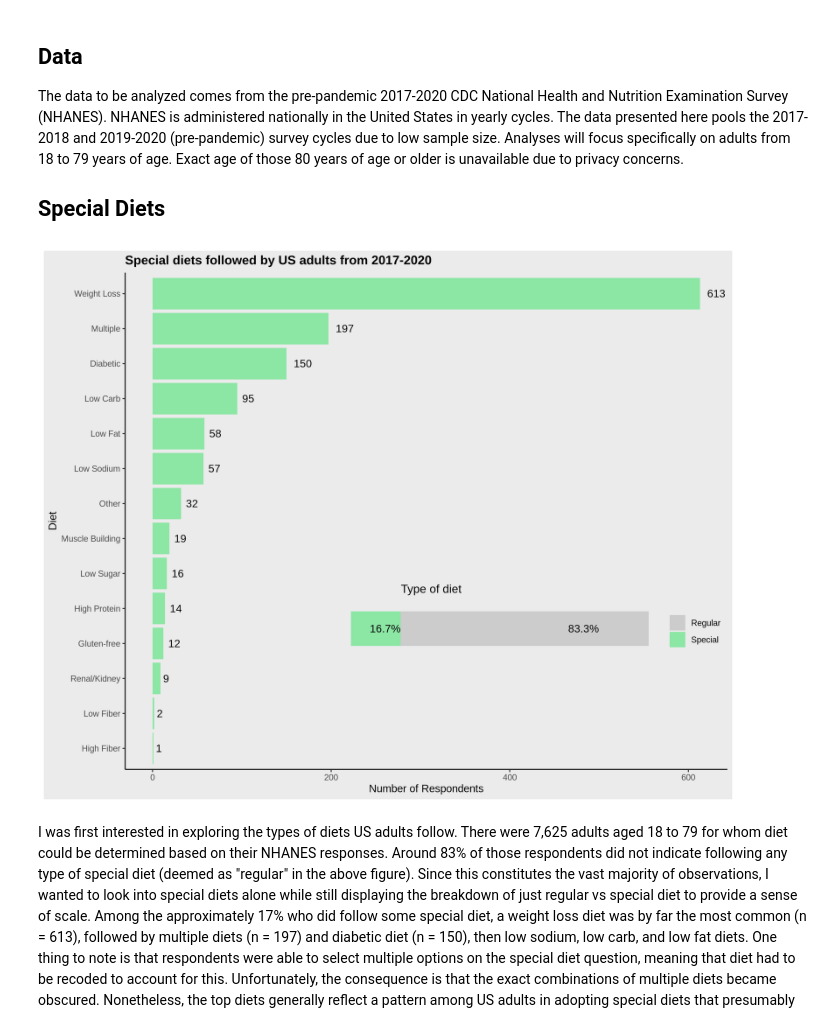
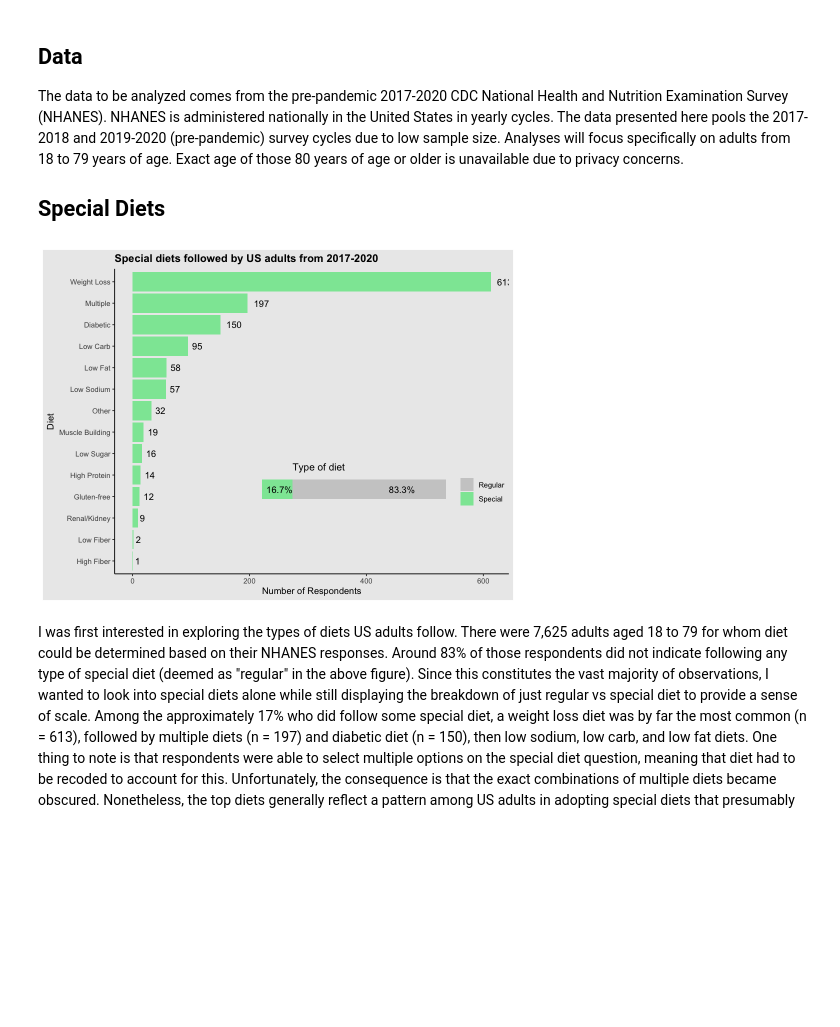
Before and after one commit to kevics/BIOS512-assignments, a Jupyter notebook: BIOS512 Final Project.ipynb, the cells around one changed output. Saved outputs shown, nothing was run; the diff lists cells and outputs as text; code cells hidden in the pictures; blank space fills up the shorter version.

```diff
--- a/BIOS512 Final Project.ipynb
+++ b/BIOS512 Final Project.ipynb
@@ -7,12 +7,12 @@ library('tidyverse')
 library('patchwork')
 library('scales')
 library('ggrepel')
-nhanes_labs = haven::read_xpt("P_ALB_CR.XPT") |>
+nhanes_labs = haven::read_xpt("/Users/kevinsu/Documents/_MPH/BIOS512/final proj/P_ALB_CR.XPT") |>
   mutate(creatinine_lvl = ifelse(URXUCR > 20, "high", "not high"))
 
-nhanes_nutr = haven::read_xpt("P_DR1TOT.XPT")
+nhanes_nutr = haven::read_xpt("/Users/kevinsu/Documents/_MPH/BIOS512/final proj/P_DR1TOT.XPT")
 
-nhanes_demo = haven::read_xpt("P_DEMO.XPT") |>
+nhanes_demo = haven::read_xpt("/Users/kevinsu/Documents/_MPH/BIOS512/final proj/P_DEMO.XPT") |>
   filter(RIDAGEYR >= 18 & RIDAGEYR < 80)
 
 ## check that SEQN are all unique; CDC data set documentation cautioned SEQN may not be primary key
@@ -24,7 +45,7 @@ The data to be analyzed comes from the pre-pandemic 2017-2020 CDC National Healt
 
 ## Special Diets
 # %%
-options(repr.plot.width=10, repr.plot.height=8)
+options(repr.plot.width=8, repr.plot.height=6)
 
 diet_long = nhanes_nutr |>
   semi_join(nhanes_demo, by = 'SEQN') |>
@@ -59,34 +80,34 @@ diet_dicot = diet_long|>
   mutate(Diet = Diet |> fct_infreq() |> fct_lump_n(1, other_level = 'Special')) |>
   count(Diet) |>
   mutate(prop = n/sum(n)) |>
   ggplot(aes(y = 'Diet', x = prop, fill = Diet)) +
     geom_bar(stat = 'identity', width = .5) +
     geom_text(aes(label = paste0(round(prop*100,1), '%'),
                   hjust = 1)) +
     labs(title = "Type of diet") +
     scale_fill_manual(values = c('gray80', '#8ce6a4')) +
     theme_void() +
     theme(plot.title = element_text(size = 12, hjust = .2, vjust = -2),
           plot.title.position = 'plot',
           legend.title = element_blank())
 
 special_diet_plot = diet_long |>
   filter(Diet != 'Regular') |>
   mutate(Diet = Diet |> fct_infreq() |> fct_rev()) |>
   ggplot(aes(y = Diet)) +
   geom_bar(fill = '#8ce6a4') +
   geom_text(stat='count', aes(label=..count..), hjust=-.4) +
   labs(title = "Special diets followed by US adults from 2017-2020",
        x = "Number of Respondents") +
   theme_classic() +
   theme(plot.title = element_text(size = 13, face = 'bold'),
         plot.background = element_rect(fill="gray92"),
         panel.background = element_rect(fill="gray92"),
         panel.grid = element_line(color="gray"))
 
 special_diet_plot + inset_element(diet_dicot, left = 0.35, bottom = 0.2, right = .99, top = 0.4)
 # %% [output]
-[figure, old version]
+[figure, new version]
 # %% [markdown]
 I was first interested in exploring the types of diets US adults follow. There were 7,625 adults aged 18 to 79 for whom diet could be determined based on their NHANES responses. Around 83% of those respondents did not indicate following any type of special diet (deemed as "regular" in the above figure). Since this constitutes the vast majority of observations, I wanted to look into special diets alone while still displaying the breakdown of just regular vs special diet to provide a sense of scale. Among the approximately 17% who did follow some special diet, a weight loss diet was by far the most common (n = 613), followed by multiple diets (n = 197) and diabetic diet (n = 150), then low sodium, low carb, and low fat diets. One thing to note is that respondents were able to select multiple options on the special diet question, meaning that diet had to be recoded to account for this. Unfortunately, the consequence is that the exact combinations of multiple diets became obscured. Nonetheless, the top diets generally reflect a pattern among US adults in adopting special diets that presumably aligns with addressing potential health concerns, such as diabetes or CVD.
 
```
Also changed, not shown: parts of 3 cells of this notebook.
